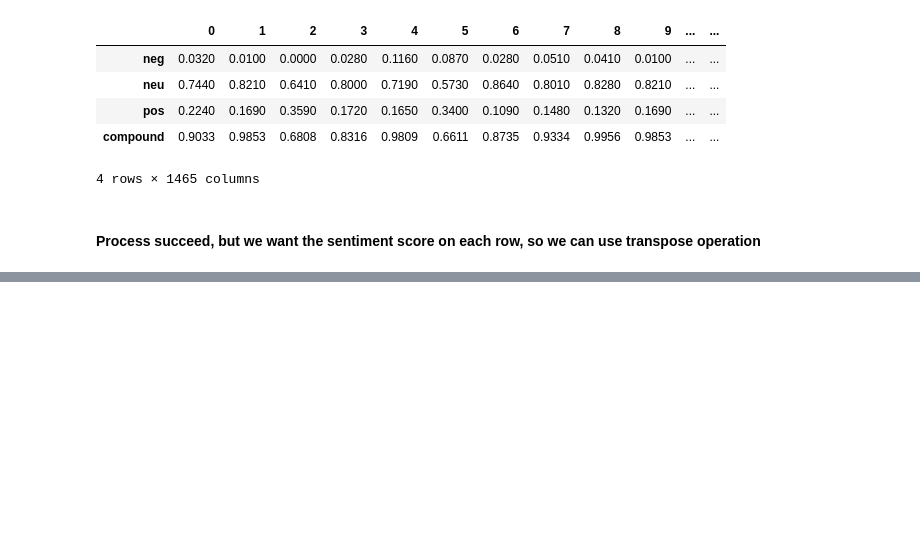
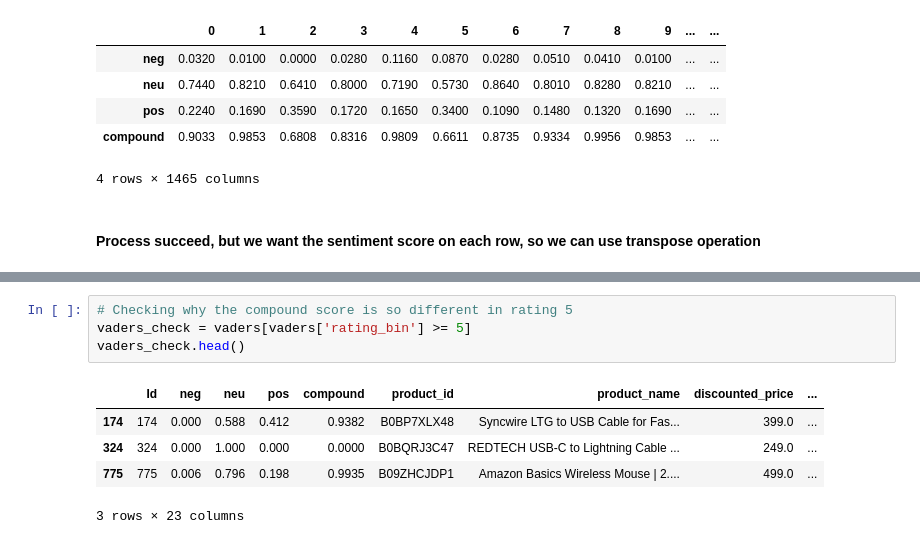
Before and after one commit to Enlightenus/Amazon_sales_analysis, a Jupyter notebook: sentiment_analysis.ipynb, the cells around one changed output, grey strips where cells are left out. Drawn from its saved outputs; the diff is of its cells as text; blank space fills up the shorter version.

```diff
--- a/sentiment_analysis.ipynb
+++ b/sentiment_analysis.ipynb
@@ -114,0 +130,10 @@ vaders
+# %%
+# Checking why the compound score is so different in rating 5
+vaders_check = vaders[vaders['rating_bin'] >= 5]
+vaders_check.head()
+# %% [output]
+|  | Id | neg | neu | pos | compound | product_id | product_name | discounted_price | ... |
+| 174 | 174 | 0.000 | 0.588 | 0.412 | 0.9382 | B0BP7XLX48 | Syncwire LTG to USB Cable for Fas... | 399.0 | ... |
+| 324 | 324 | 0.000 | 1.000 | 0.000 | 0.0000 | B0BQRJ3C47 | REDTECH USB-C to Lightning Cable ... | 249.0 | ... |
+| 775 | 775 | 0.006 | 0.796 | 0.198 | 0.9935 | B09ZHCJDP1 | Amazon Basics Wireless Mouse | 2.... | 499.0 | ... |
+3 rows × 23 columns
```
Also changed, not shown: parts of 7 cells of this notebook.
